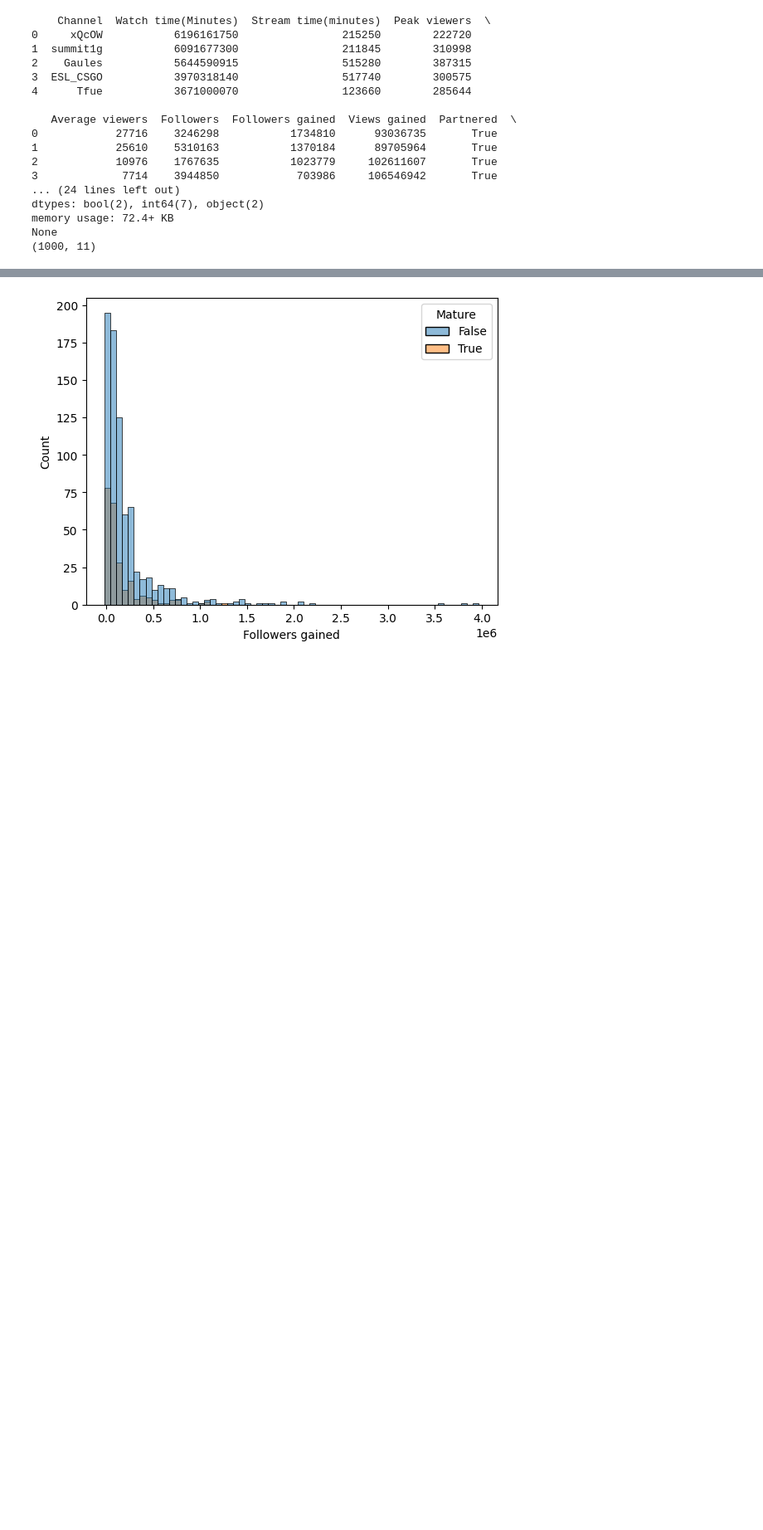
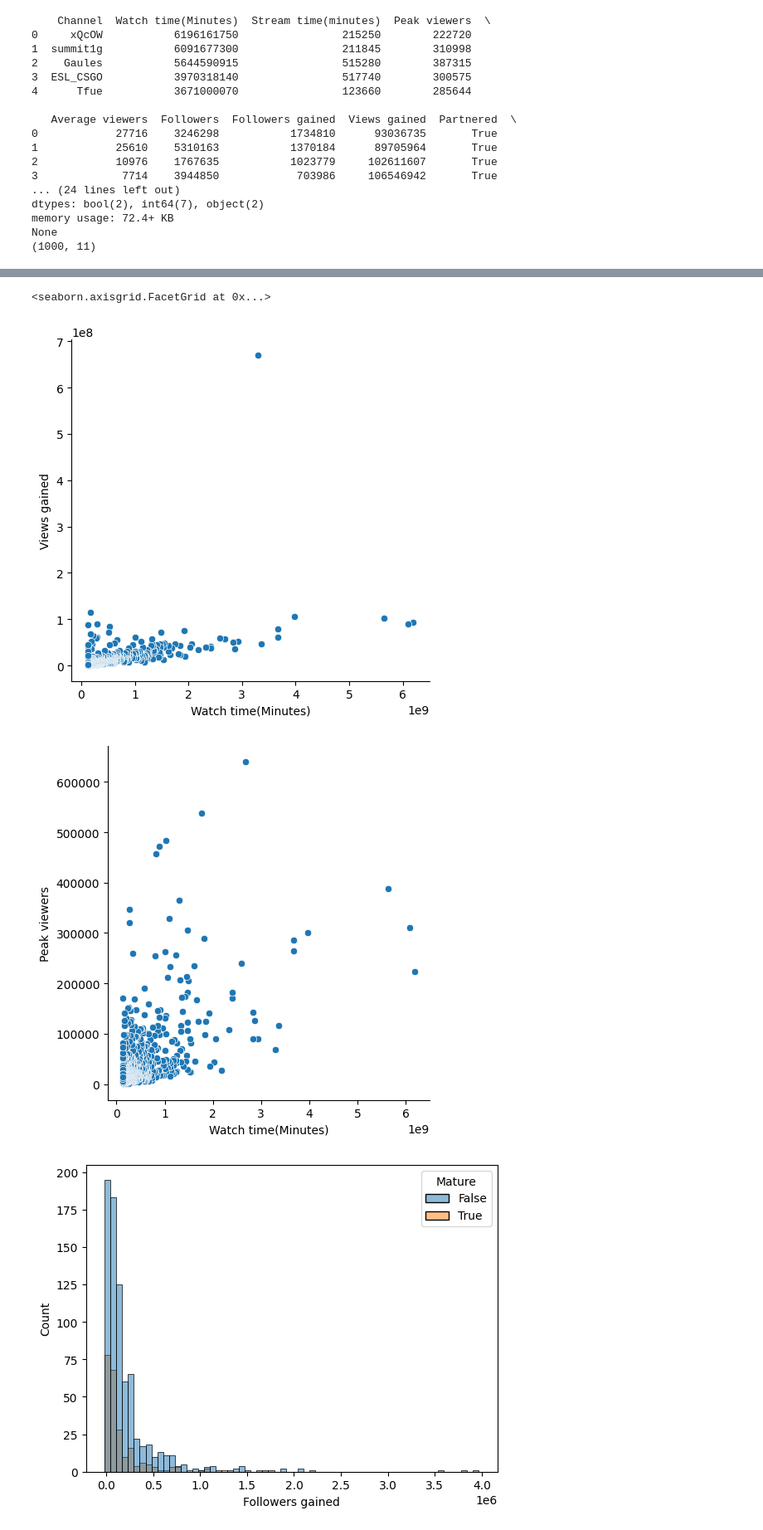
Before and after one commit to datasheng/csc460-BrandonVasquez-HW, a Jupyter notebook: Homework_3/twitch_eda/twitch_EDA.ipynb, the cells around one changed output, grey strips where cells are left out. Shown at 83% size. Cells and saved outputs as stored; diff of their text form; code cells hidden in the pictures; blank space fills up the shorter version.

```diff
--- a/Homework_3/twitch_eda/twitch_EDA.ipynb
+++ b/Homework_3/twitch_eda/twitch_EDA.ipynb
@@ -83,4 +131,10 @@ plt.show()
 # %%
 # have to do scatter of numerical data
+sns.relplot(data=df, x='Watch time(Minutes)', y='Views gained', kind='scatter')
+sns.relplot(data=df, x='Watch time(Minutes)', y='Peak viewers', kind='scatter')
+# %% [output]
+<seaborn.axisgrid.FacetGrid at 0x...>
+[figure, added]
+[figure, added]
 # %%
 #have to do categorical v categorical
```
Also changed, not shown: parts of 7 cells of this notebook.
